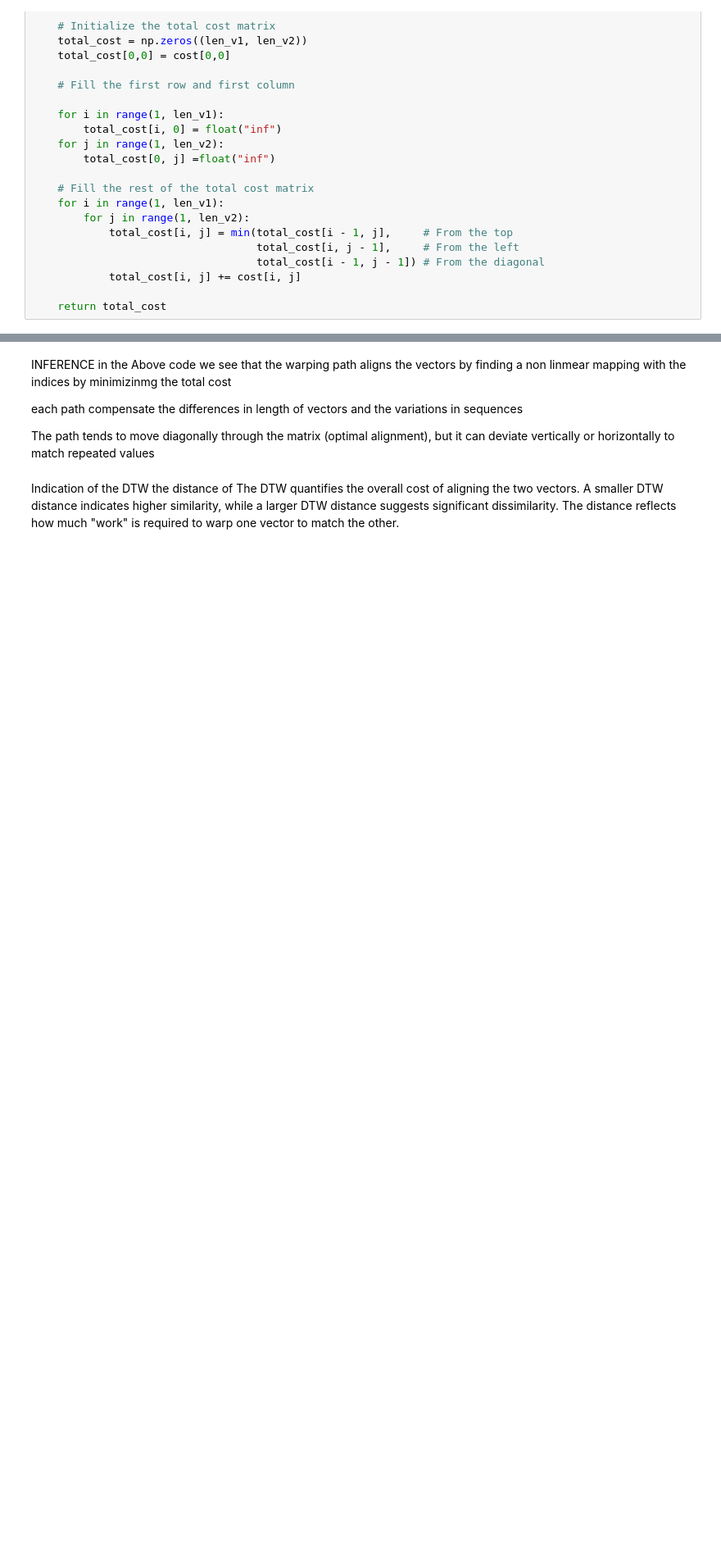
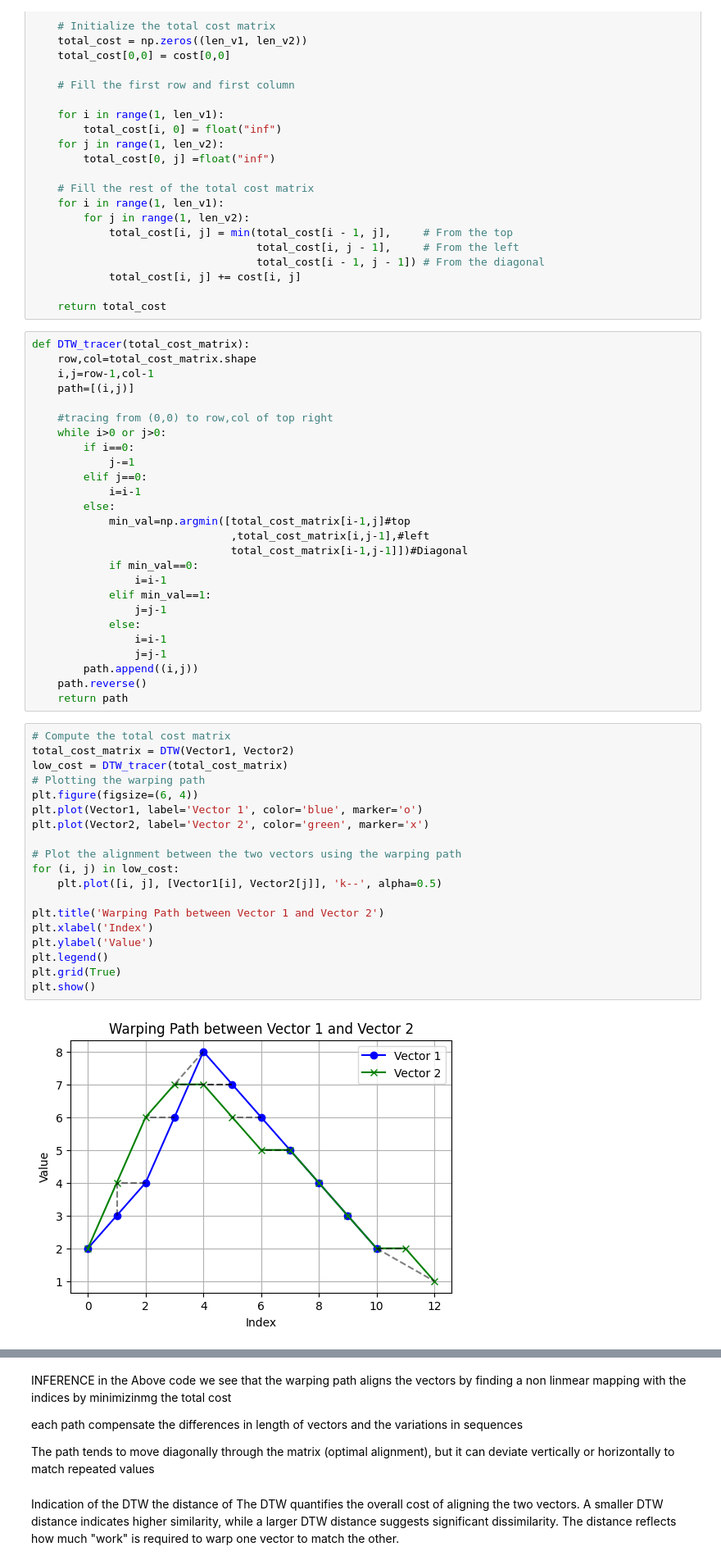
Before and after one commit to joshIsac/SpeechRecognition-, a Jupyter notebook: 2348523_Lab5 and 6 _time Alignment and Normalization.ipynb, the cells around one changed output, grey strips where cells are left out. Shown: that part at 82% size. Cells and saved outputs as stored; diff of their text form; blank space fills up the shorter version.

```diff
--- a/2348523_Lab5 and 6 _time Alignment and Normalization.ipynb
+++ b/2348523_Lab5 and 6 _time Alignment and Normalization.ipynb
@@ -208,6 +208,53 @@ def DTW(Vector1, Vector2):
             total_cost[i, j] += cost[i, j]
 
     return total_cost
+# %%
+def DTW_tracer(total_cost_matrix):
+    row,col=total_cost_matrix.shape
+    i,j=row-1,col-1
+    path=[(i,j)]
+
+    #tracing from (0,0) to row,col of top right
+    while i>0 or j>0:
+        if i==0:
+            j-=1
+        elif j==0:
+            i=i-1
+        else:
+            min_val=np.argmin([total_cost_matrix[i-1,j]#top
+                               ,total_cost_matrix[i,j-1],#left
+                               total_cost_matrix[i-1,j-1]])#Diagonal
+            if min_val==0:
+                i=i-1
+            elif min_val==1:
+                j=j-1
+            else:
+                i=i-1
+                j=j-1
+        path.append((i,j))
+    path.reverse()
+    return path
+# %%
+# Compute the total cost matrix
+total_cost_matrix = DTW(Vector1, Vector2)
+low_cost = DTW_tracer(total_cost_matrix)
+# Plotting the warping path
+plt.figure(figsize=(6, 4))
+plt.plot(Vector1, label='Vector 1', color='blue', marker='o')
+plt.plot(Vector2, label='Vector 2', color='green', marker='x')
+
+# Plot the alignment between the two vectors using the warping path
+for (i, j) in low_cost:
+    plt.plot([i, j], [Vector1[i], Vector2[j]], 'k--', alpha=0.5)
+
+plt.title('Warping Path between Vector 1 and Vector 2')
+plt.xlabel('Index')
+plt.ylabel('Value')
+plt.legend()
+plt.grid(True)
+plt.show()
+# %% [output]
+[figure, added]
 # %%
 #total cost compute
 
```
Also changed, not shown: parts of 9 cells of this notebook.
